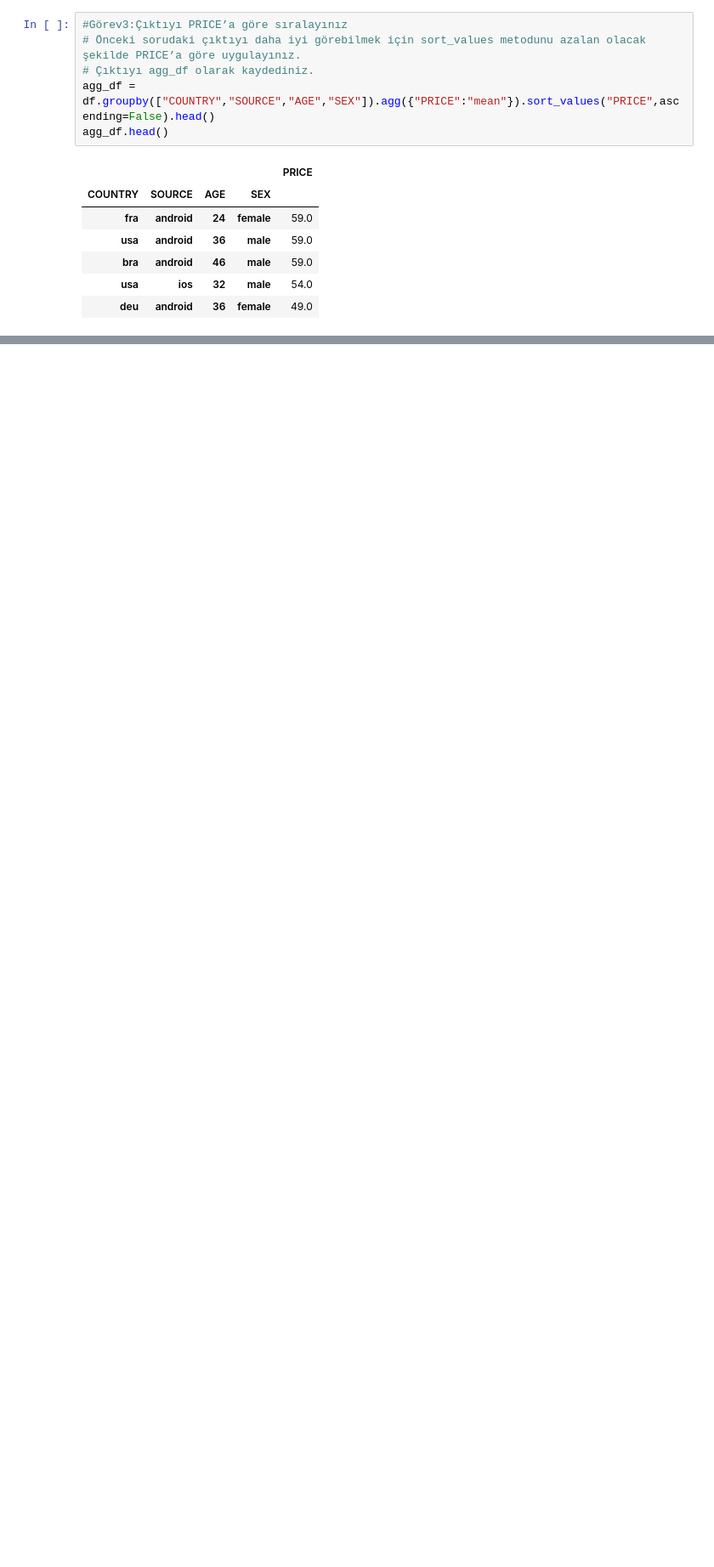
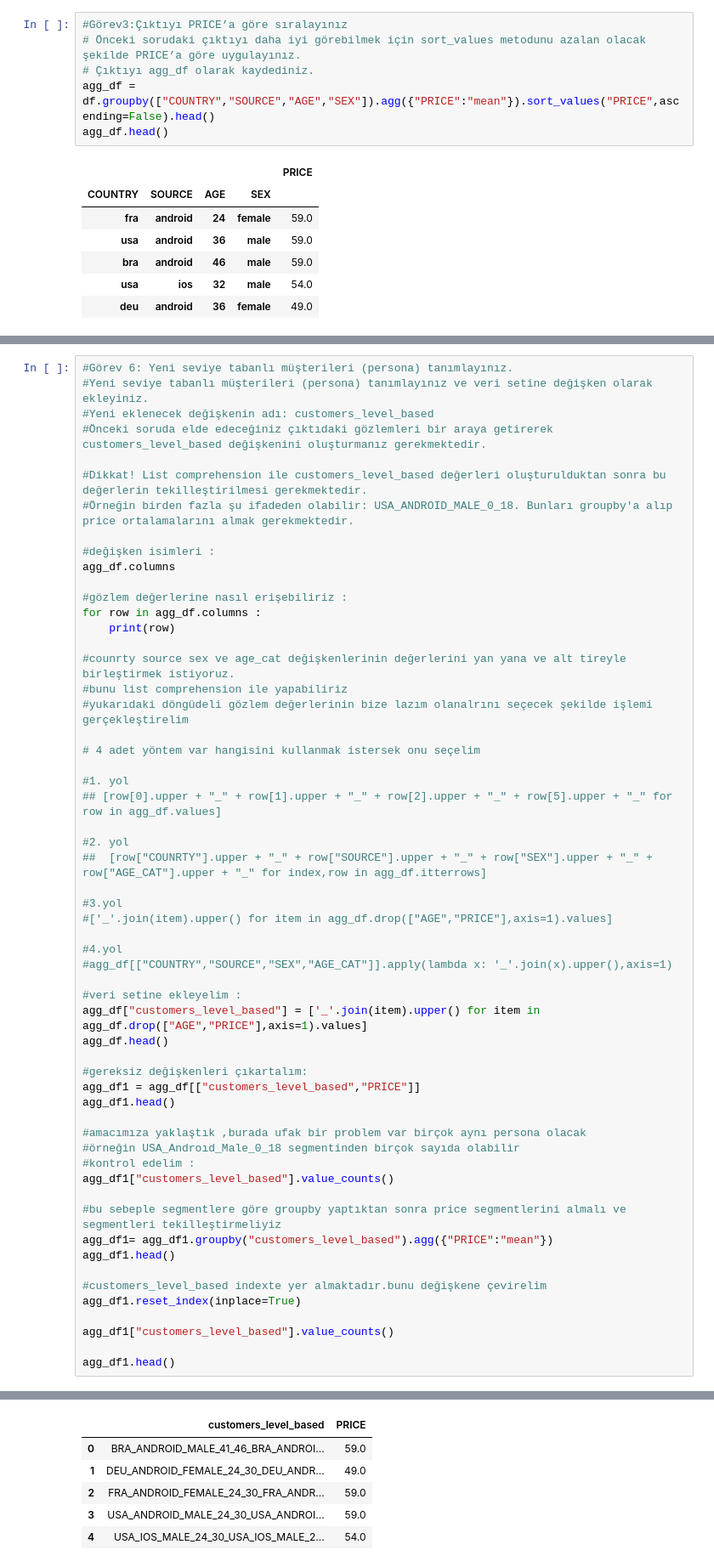
Before and after one commit to bfatmab/Pandas_101, a Jupyter notebook: Rule-Based Classification(Kural Tabanlı Sınıflandırma).ipynb, the cells around one changed output, grey strips where cells are left out. Shown at 85% size. Drawn from its saved outputs; the diff is of its cells as text; blank space fills up the shorter version.

```diff
--- a/Rule-Based Classification(Kural Tabanlı Sınıflandırma).ipynb
+++ b/Rule-Based Classification(Kural Tabanlı Sınıflandırma).ipynb
@@ -167,0 +203,58 @@ agg_df.head()
+# %%
+#Görev 6: Yeni seviye tabanlı müşterileri (persona) tanımlayınız.
+#Yeni seviye tabanlı müşterileri (persona) tanımlayınız ve veri setine değişken olarak ekleyiniz.
+#Yeni eklenecek değişkenin adı: customers_level_based
+#Önceki soruda elde edeceğiniz çıktıdaki gözlemleri bir araya getirerek customers_level_based değişkenini oluşturmanız gerekmektedir.
+
+#Dikkat! List comprehension ile customers_level_based değerleri oluşturulduktan sonra bu değerlerin tekilleştirilmesi gerekmektedir.
+#Örneğin birden fazla şu ifadeden olabilir: USA_ANDROID_MALE_0_18. Bunları groupby'a alıp price ortalamalarını almak gerekmektedir.
+
+#değişken isimleri :
+agg_df.columns
+
+#gözlem değerlerine nasıl erişebiliriz :
+for row in agg_df.columns :
+    print(row)
+
+#counrty source sex ve age_cat değişkenlerinin değerlerini yan yana ve alt tireyle birleştirmek istiyoruz.
+#bunu list comprehension ile yapabiliriz
+#yukarıdaki döngüdeli gözlem değerlerinin bize lazım olanalrını seçecek şekilde işlemi gerçekleştirelim
+
+# 4 adet yöntem var hangisini kullanmak istersek onu seçelim
+
+#1. yol
+## [row[0].upper + "_" + row[1].upper + "_" + row[2].upper + "_" + row[5].upper + "_" for row in agg_df.values]
+
+#2. yol
+##  [row["COUNRTY"].upper + "_" + row["SOURCE"].upper + "_" + row["SEX"].upper + "_" + row["AGE_CAT"].upper + "_" for index,row in agg_df.itterrows]
+
+#3.yol
+#['_'.join(item).upper() for item in agg_df.drop(["AGE","PRICE"],axis=1).values]
+
+#4.yol
+#agg_df[["COUNTRY","SOURCE","SEX","AGE_CAT"]].apply(lambda x: '_'.join(x).upper(),axis=1)
+
+#veri setine ekleyelim :
+agg_df["customers_level_based"] = ['_'.join(item).upper() for item in agg_df.drop(["AGE","PRICE"],axis=1).values]
+agg_df.head()
+
+#gereksiz değişkenleri çıkartalım:
+agg_df1 = agg_df[["customers_level_based","PRICE"]]
+agg_df1.head()
+
+#amacımıza yaklaştık ,burada ufak bir problem var birçok aynı persona olacak
+#örneğin USA_Androıd_Male_0_18 segmentinden birçok sayıda olabilir
+#kontrol edelim :
+agg_df1["customers_level_based"].value_counts()
+
+#bu sebeple segmentlere göre groupby yaptıktan sonra price segmentlerini almalı ve segmentleri tekilleştirmeliyiz
+agg_df1= agg_df1.groupby("customers_level_based").agg({"PRICE":"mean"})
+agg_df1.head()
+
+#customers_level_based indexte yer almaktadır.bunu değişkene çevirelim
+agg_df1.reset_index(inplace=True)
+
+agg_df1["customers_level_based"].value_counts()
+
+agg_df1.head()
+# %% [output]
@@ -167,0 +268,6 @@ agg_df.head()
+|  | customers_level_based | PRICE |
+| 0 | BRA_ANDROID_MALE_41_46_BRA_ANDROI... | 59.0 |
+| 1 | DEU_ANDROID_FEMALE_24_30_DEU_ANDR... | 49.0 |
+| 2 | FRA_ANDROID_FEMALE_24_30_FRA_ANDR... | 59.0 |
+| 3 | USA_ANDROID_MALE_24_30_USA_ANDROI... | 59.0 |
+| 4 | USA_IOS_MALE_24_30_USA_IOS_MALE_2... | 54.0 |
```
Also changed, not shown: parts of 5 cells of this notebook.
